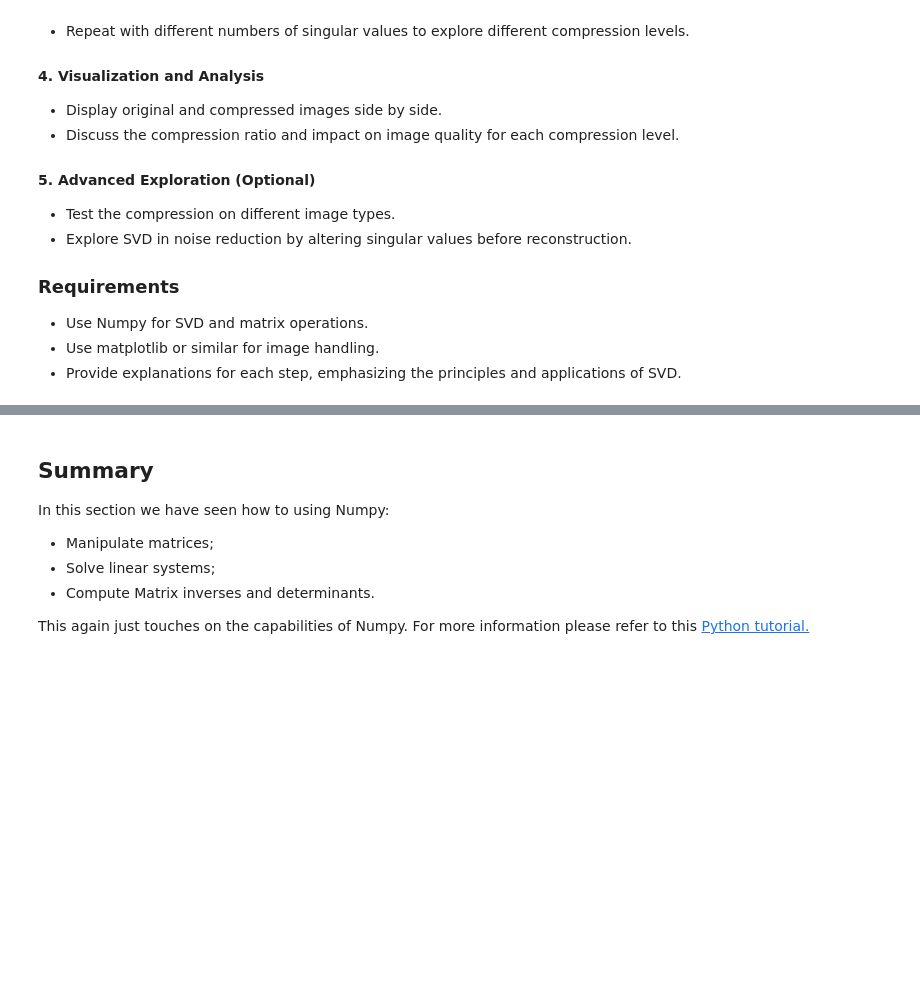
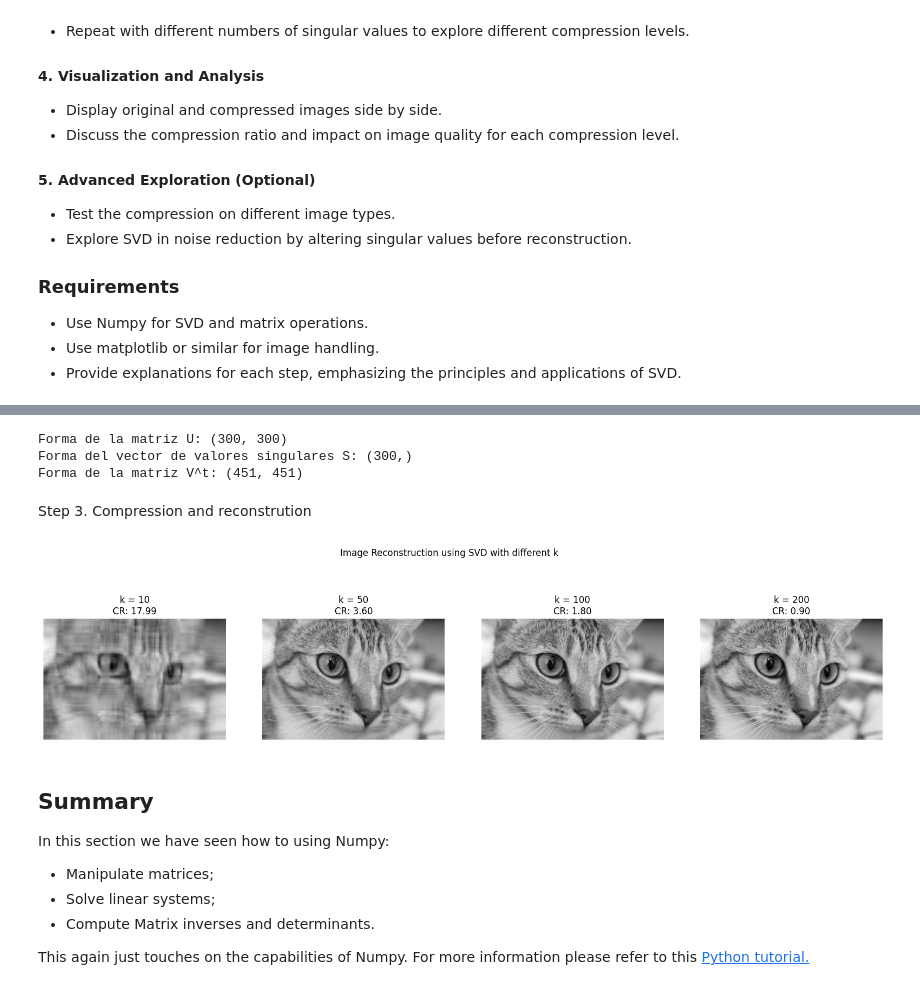
Before and after one commit to Maykol0721/IngeMayk, a Jupyter notebook: notebooks/00_Linear_algebra_with_Numpy.ipynb, the cells around one changed output, grey strips where cells are left out. Drawn from its saved outputs; the diff is of its cells as text; code cells hidden in the pictures; blank space fills up the shorter version.

```diff
--- a/notebooks/00_Linear_algebra_with_Numpy.ipynb
+++ b/notebooks/00_Linear_algebra_with_Numpy.ipynb
@@ -452,3 +464,41 @@ Use Singular Value Decomposition (SVD) to compress and reconstruct an image, exp
+# %%
+# Convertir la imagen a escala de grises si tiene 3 dimensiones
+if len(image_matrix.shape) == 3:
+    image_matrix_gray = np.mean(image_matrix, axis=2)
+else:
+    image_matrix_gray = image_matrix
+
+U, S, Vt = np.linalg.svd(image_matrix_gray)
+
+print(f"Forma de la matriz U: {U.shape}")
+print(f"Forma del vector de valores singulares S: {S.shape}")
+print(f"Forma de la matriz V^t: {Vt.shape}")
+# %% [output]
+Forma de la matriz U: (300, 300)
+Forma del vector de valores singulares S: (300,)
+Forma de la matriz V^t: (451, 451)
+# %% [markdown]
+Step 3. Compression and reconstrution
+# %%
+num_singular_values = [10, 50, 100, 200]
+
+fig, axes = plt.subplots(1, len(num_singular_values), figsize=(20,5))
+
+for i, k in enumerate(num_singular_values):
+  reconstructed_matrix = U[:, :k] @ np.diag(S[:k]) @ Vt[:k, :]
+
+  Original_size =  image_matrix_gray.shape[0] * image_matrix_gray.shape[1]
+  compressed_size = k * (1 + image_matrix_gray.shape[0] + image_matrix_gray.shape[1])
+  compression_ratio = Original_size/compressed_size
+
+  axes[i].imshow(reconstructed_matrix, cmap="gray")
+  axes[i].set_title(f"k = {k}\nCR: {compression_ratio:.2f}")
+  axes[i].axis("off")
+
+plt.suptitle("Image Reconstruction using SVD with different k")
+plt.show()
+# %% [output]
+[figure, added]
 # %% [markdown]
 ## Summary
 
```
Also changed, not shown: parts of 8 cells of this notebook.
